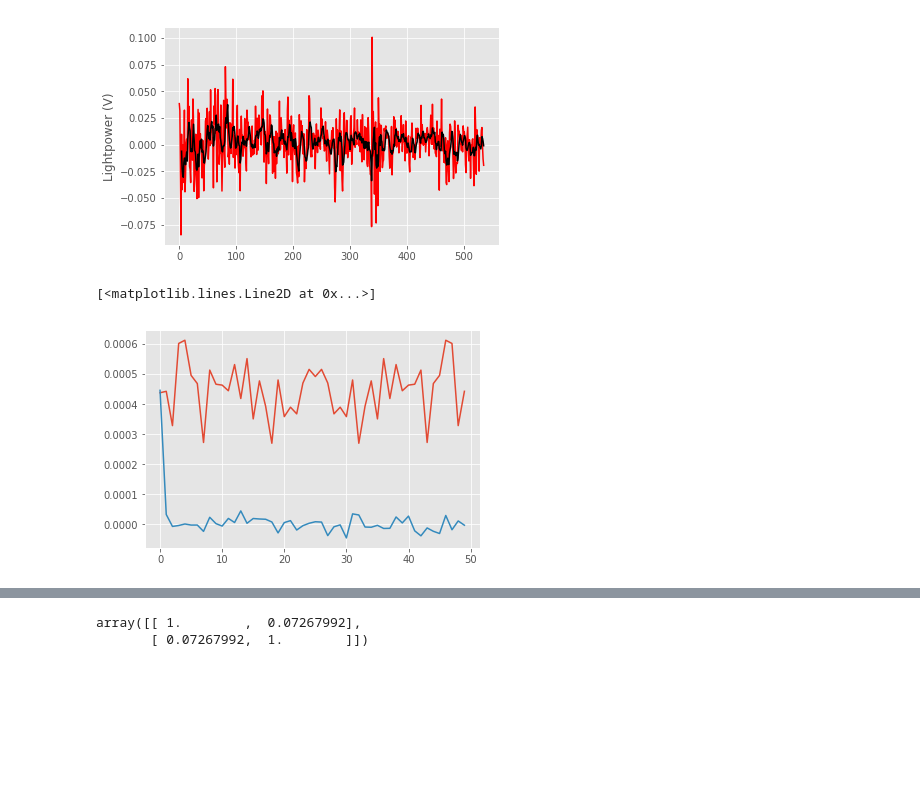
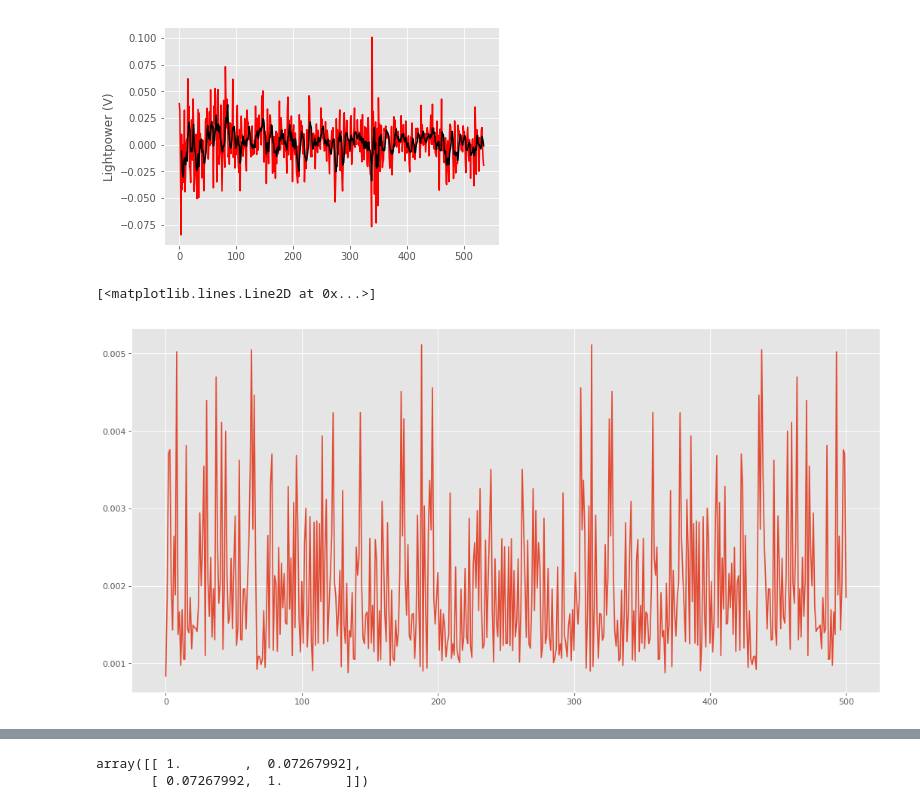
Before and after one commit to et4/stat, a Jupyter notebook: PT 4/main.ipynb, the cells around one changed output, grey strips where cells are left out. Cells and saved outputs as stored; diff of their text form; code cells hidden in the pictures; blank space fills up the shorter version.

```diff
--- a/PT 4/main.ipynb
+++ b/PT 4/main.ipynb
@@ -6,13 +6,13 @@ import matplotlib.pyplot as plt
 # %%
 data = pd.read_excel('./Istanbul_StockMarket_09-11.xlsx', header=2)
 data['date'] = pd.to_datetime(data.date)
-feature_name = 'ISE.1'
-data = data[['date', 'ISE.1']]
+feature_name = 'USD BASED ISE'
+data = data[['date', feature_name]]
 data.set_index('date');
 # %%
-data = pd.read_csv('./istanbul_stock_exchange.csv')
-data['date'] = pd.to_datetime(data.date)
-feature_name = 'NIKKEI'
-data = data[['date', 'NIKKEI']]
-data.set_index('date');
+# data = pd.read_csv('./istanbul_stock_exchange.csv')
+# data['date'] = pd.to_datetime(data.date)
+# feature_name = 'NIKKEI'
+# data = data[['date', 'NIKKEI']]
+# data.set_index('date');
 # %%
@@ -323,6 +322,9 @@ spec = fft(Rk)
+# %%
+spec = ifft(acf(selected_process, nlags=500))
 # %%
+plt.figure(num=None, figsize=(16, 8), dpi=80, facecolor='w', edgecolor='k')
 plt.plot(spec)
-plt.plot(Rk)
+# plt.plot(Rk)
 # %% [output]
 [<matplotlib.lines.Line2D at 0x...>]
-[figure, old version]
+[figure, new version]
```
Also changed, not shown: parts of 27 cells of this notebook, 1 other file.
